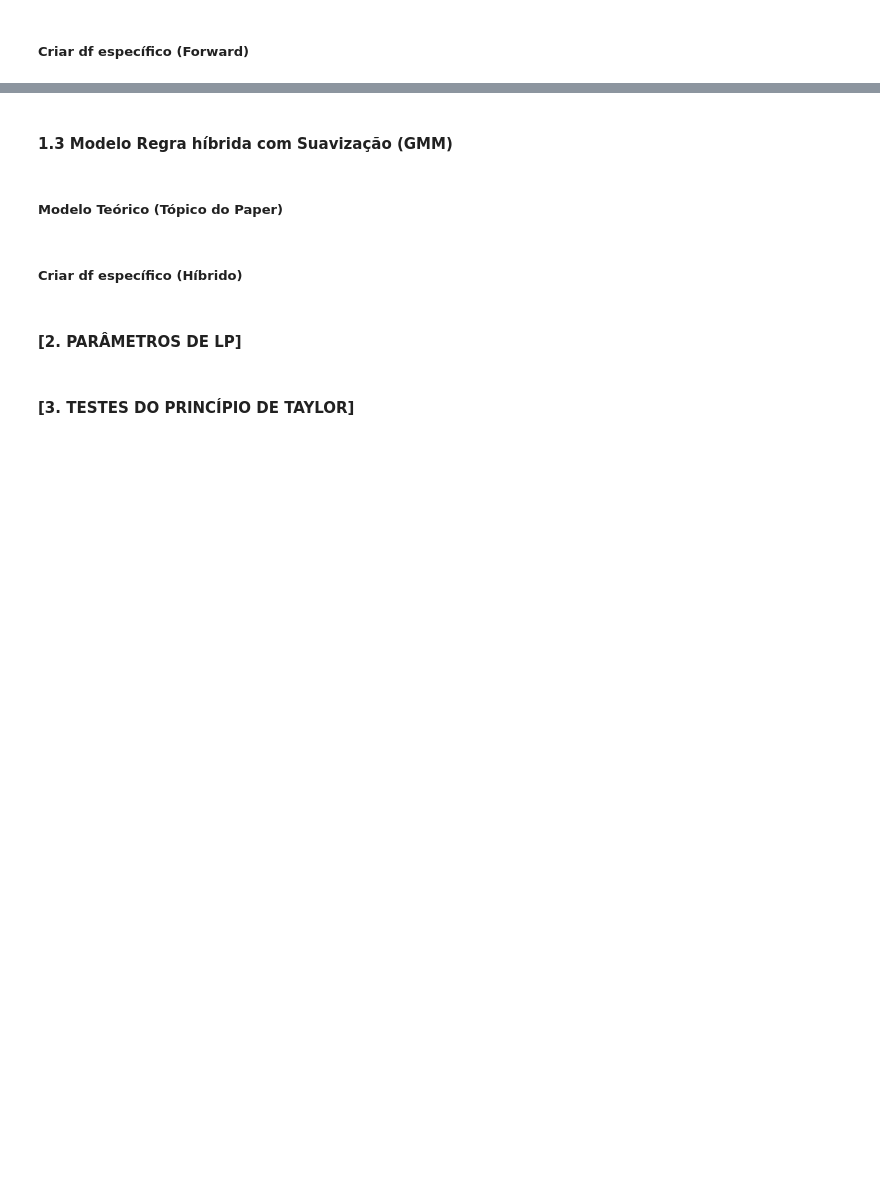
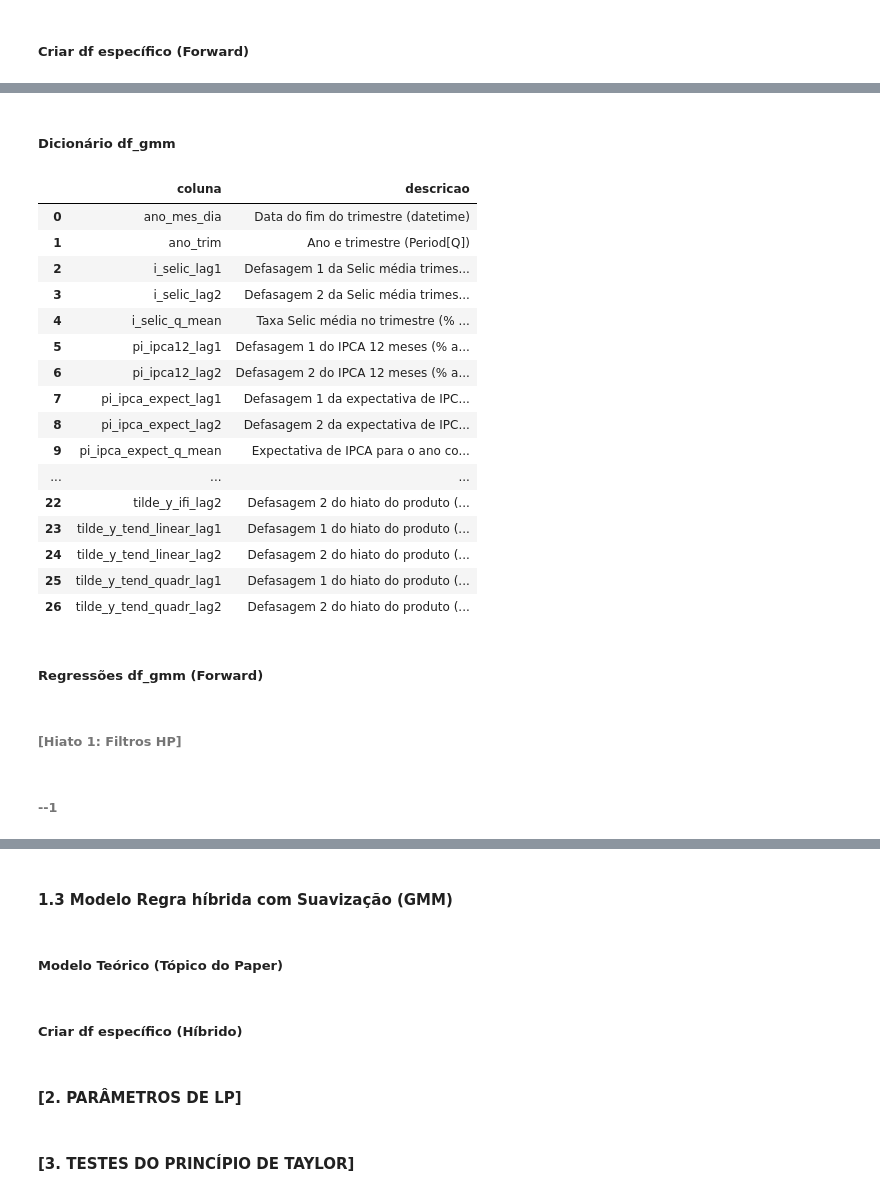
Before and after one commit to fernandovieira1/brazil-taylor-determinacy, a Jupyter notebook: scripts/modelos_secao_6.ipynb, the cells around one changed output, grey strips where cells are left out. Saved outputs shown, nothing was run; the diff lists cells and outputs as text; code cells hidden in the pictures; blank space fills up the shorter version.

```diff
--- a/scripts/modelos_secao_6.ipynb
+++ b/scripts/modelos_secao_6.ipynb
@@ -1763,0 +2052,75 @@ print(model_mqo.summary())
+# %% [markdown]
+ ##### Dicionário df_gmm #####
+# %%
+# ============================================================
+# Descrição das colunas do df_gmm (modelo GMM / forward-looking)
+# ============================================================
+
+def _resolve_col_descriptions(dicio: dict) -> dict[str, str]:
+    """
+    Extrai um dicionário {coluna: descrição} a partir de dicio_modelos.
+
+    Casos suportados:
+    1) dicio_modelos já é {coluna: descrição}
+    2) dicio_modelos é {<nome_modelo>: {coluna: descrição}, ...}
+    """
+    if not isinstance(dicio, dict):
+        raise TypeError('dicio_modelos deve ser um dict.')
+
+    # Prioriza chaves associadas ao modelo GMM / forward
+    for key in ['gmm', 'GMM', 'forward', 'Forward', 'df_gmm']:
+        if key in dicio and isinstance(dicio[key], dict):
+            return dicio[key]
+
+    # Caso simples: dicionário plano {coluna: descrição}
+    if all(isinstance(v, str) for v in dicio.values()):
+        return dicio
+
+    # Caso alternativo: único sub-dict válido
+    subdicts = [
+        v for v in dicio.values()
+        if isinstance(v, dict) and all(isinstance(x, str) for x in v.values())
+    ]
+    if len(subdicts) == 1:
+        return subdicts[0]
+
+    return {}
+
+# Resolve descrições
+try:
+    col_desc = _resolve_col_descriptions(dicio_modelos)
+except NameError:
+    # fallback caso dicio_modelos não exista no kernel
+    col_desc = globals().get('data_dict', {})
+
+# Cria dataframe de descrições do df_gmm
+df_gmm_dicio = (
+    pd.DataFrame({
+        'coluna': list(df_gmm.columns),
+        'descricao': [col_desc.get(c, '(sem descrição no dicio_modelos)') for c in df_gmm.columns],
+    })
+    .sort_values('coluna')
+    .reset_index(drop=True)
+)
+
+df_gmm_dicio
+# %% [output]
+|  | coluna | descricao |
+| 0 | ano_mes_dia | Data do fim do trimestre (datetime) |
+| 1 | ano_trim | Ano e trimestre (Period[Q]) |
+| 2 | i_selic_lag1 | Defasagem 1 da Selic média trimes... |
+| 3 | i_selic_lag2 | Defasagem 2 da Selic média trimes... |
+| 4 | i_selic_q_mean | Taxa Selic média no trimestre (% ... |
+| 5 | pi_ipca12_lag1 | Defasagem 1 do IPCA 12 meses (% a... |
+| 6 | pi_ipca12_lag2 | Defasagem 2 do IPCA 12 meses (% a... |
+| 7 | pi_ipca_expect_lag1 | Defasagem 1 da expectativa de IPC... |
+| 8 | pi_ipca_expect_lag2 | Defasagem 2 da expectativa de IPC... |
+| 9 | pi_ipca_expect_q_mean | Expectativa de IPCA para o ano co... |
+| ... | ... | ... |
+| 22 | tilde_y_ifi_lag2 | Defasagem 2 do hiato do produto (... |
+| 23 | tilde_y_tend_linear_lag1 | Defasagem 1 do hiato do produto (... |
+| 24 | tilde_y_tend_linear_lag2 | Defasagem 2 do hiato do produto (... |
+| 25 | tilde_y_tend_quadr_lag1 | Defasagem 1 do hiato do produto (... |
+| 26 | tilde_y_tend_quadr_lag2 | Defasagem 2 do hiato do produto (... |
+# %% [markdown]
+ ##### Regressões df_gmm (Forward) #####
@@ -1763,0 +2130,4 @@ print(model_mqo.summary())
+# %% [markdown]
+ ###### [Hiato 1: Filtros HP] #####
+# %% [markdown]
+ ###### --1 #####
```
Also changed, not shown: parts of 47 cells of this notebook, 5 other files.
